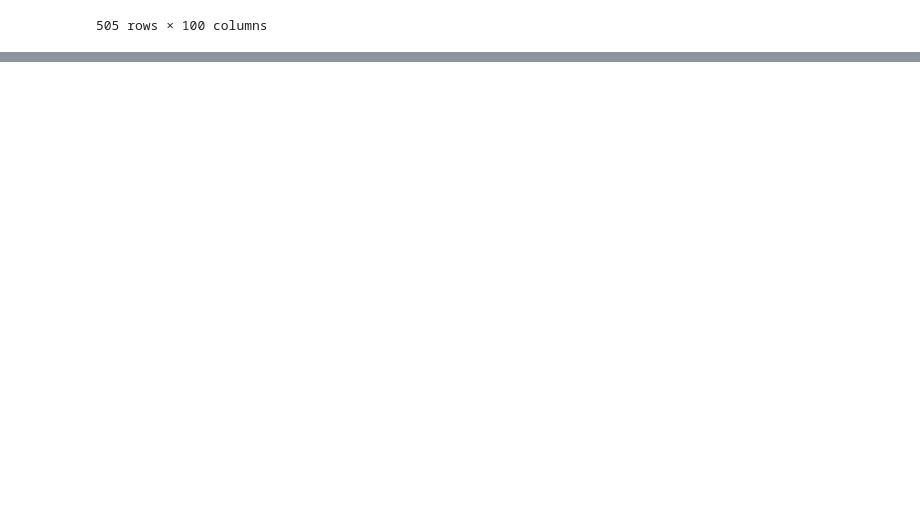
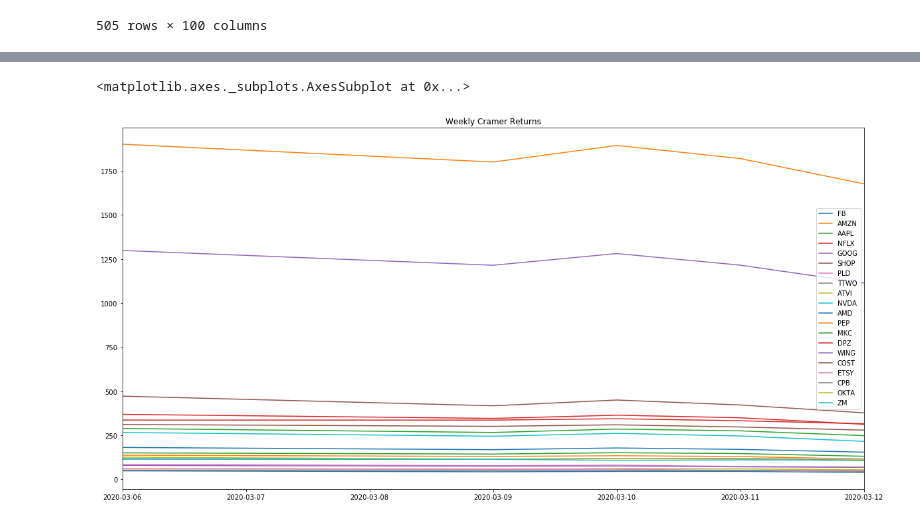
Before and after one commit to HeyokaBull777/Group_5, a Jupyter notebook: Resources/temp/Cramer_1_week_return.ipynb, the cells around one changed output, grey strips where cells are left out. Drawn from its saved outputs; the diff is of its cells as text; code cells hidden in the pictures; blank space fills up the shorter version.

```diff
--- a/Resources/temp/Cramer_1_week_return.ipynb
+++ b/Resources/temp/Cramer_1_week_return.ipynb
@@ -111,3 +46,0 @@ cramer_returns.head()
-# %%
-cramer_returns.index.names=["Date"]
-cramer_index.index.names=["Date"]
@@ -194,0 +68,30 @@ NameError: name 'Path' is not defined
+# %%
+#Baseline Dataframe for 2020 data
+baseline_df= cramer_index.iloc[253:258]
+
+#Create Dataframe to hold closing prices data
+closing_df = pd.DataFrame()
+
+#Add only closing prices from ticker data Dataframe
+closing_df["FB"] = baseline_df["FB"]["close"]
+closing_df["AMZN"] = baseline_df["AMZN"]["close"]
+closing_df["AAPL"] = baseline_df["AAPL"]["close"]
+closing_df["NFLX"] = baseline_df["NFLX"]["close"]
+closing_df["GOOG"] = baseline_df["GOOG"]["close"]
+closing_df["SHOP"] = baseline_df["SHOP"]["close"]
+closing_df["PLD"] = baseline_df["PLD"]["close"]
+closing_df["TTWO"] = baseline_df["TTWO"]["close"]
+closing_df["ATVI"] = baseline_df["ATVI"]["close"]
+closing_df["NVDA"] = baseline_df["NVDA"]["close"]
+closing_df["AMD"] = baseline_df["AMD"]["close"]
+closing_df["PEP"] = baseline_df["PEP"]["close"]
+closing_df["MKC"] = baseline_df["MKC"]["close"]
+closing_df["DPZ"] = baseline_df["DPZ"]["close"]
+closing_df["WING"] = baseline_df["WING"]["close"]
+closing_df["COST"] = baseline_df["COST"]["close"]
+closing_df["ETSY"] = baseline_df["ETSY"]["close"]
+closing_df["CPB"] = baseline_df["CPB"]["close"]
+closing_df["OKTA"] = baseline_df["OKTA"]["close"]
+closing_df["ZM"] = baseline_df["ZM"]["close"]
+
+closing_df
@@ -194,0 +106,5 @@ NameError: name 'Path' is not defined
+# %%
+closing_df.plot(figsize=(20,10), title="Weekly Cramer Returns")
+# %% [output]
+<matplotlib.axes._subplots.AxesSubplot at 0x...>
+[figure, added]
```
Also changed, not shown: parts of 41 cells of this notebook, 7 other files.
